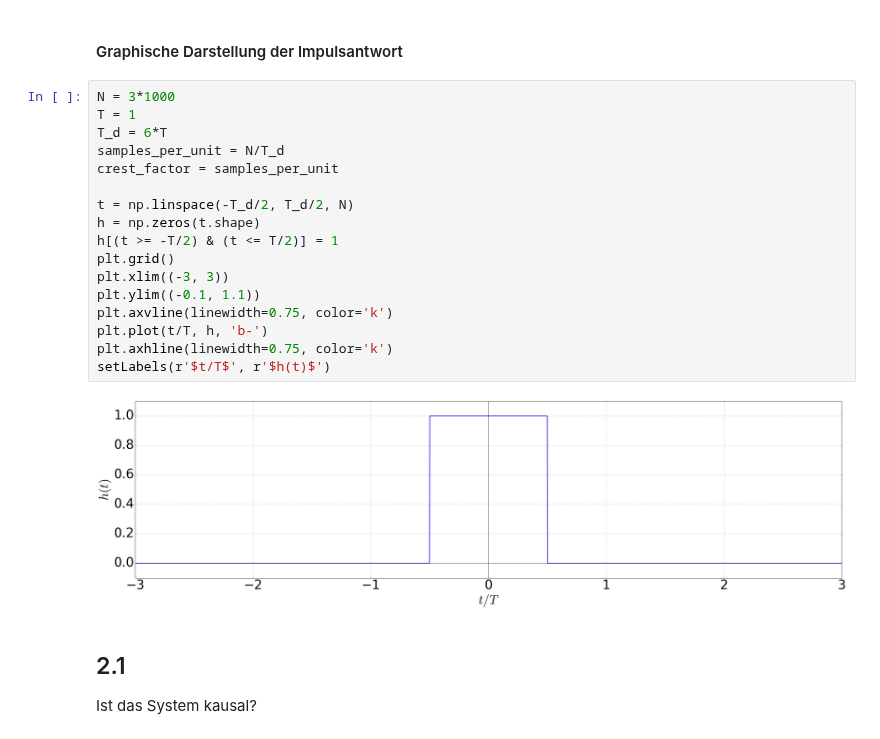
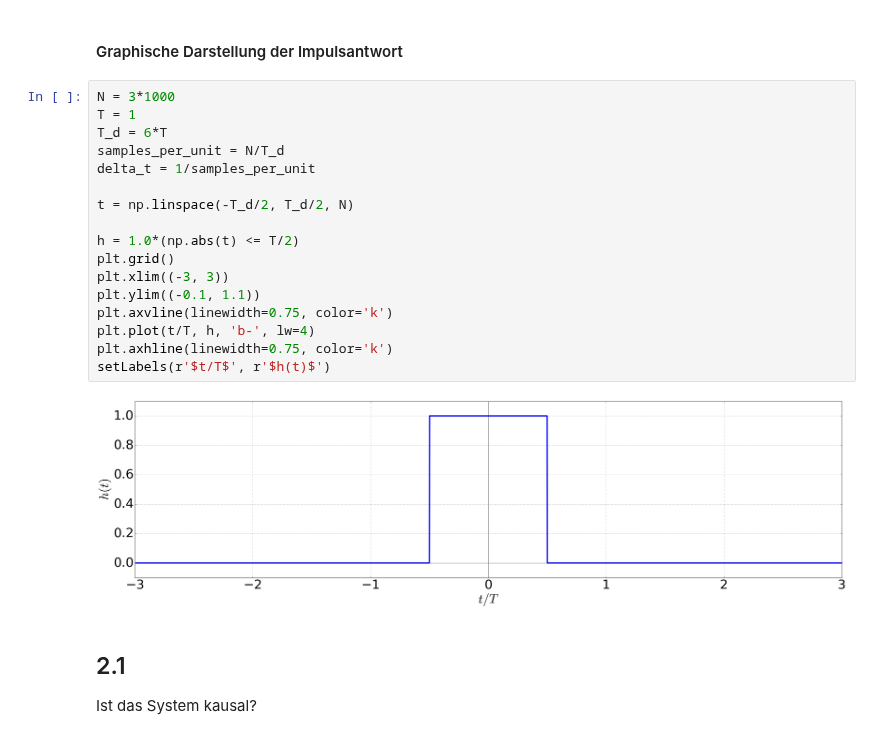
Before and after one commit to fgnt/nachrichtentechnik, a Jupyter notebook: notebooks/Uebungen/A2_Faltung_und_Tranformationstheoreme.ipynb, the cells around one changed output. Cells and saved outputs as stored; diff of their text form.

```diff
--- a/notebooks/Uebungen/A2_Faltung_und_Tranformationstheoreme.ipynb
+++ b/notebooks/Uebungen/A2_Faltung_und_Tranformationstheoreme.ipynb
@@ -31,22 +31,22 @@ Die Impulsantwort eines LTI-Systems lautet:
 # %%
 N = 3*1000
 T = 1
 T_d = 6*T
 samples_per_unit = N/T_d
-crest_factor = samples_per_unit
+delta_t = 1/samples_per_unit
 
 t = np.linspace(-T_d/2, T_d/2, N)
-h = np.zeros(t.shape)
-h[(t >= -T/2) & (t <= T/2)] = 1
+
+h = 1.0*(np.abs(t) <= T/2)
 plt.grid()
 plt.xlim((-3, 3))
 plt.ylim((-0.1, 1.1))
 plt.axvline(linewidth=0.75, color='k')
-plt.plot(t/T, h, 'b-')
+plt.plot(t/T, h, 'b-', lw=4)
 plt.axhline(linewidth=0.75, color='k')
 setLabels(r'$t/T$', r'$h(t)$')
 # %% [output]
-[figure, old version]
+[figure, new version]
 # %% [markdown]
 ## 2.1
 Ist das System kausal?
```
Also changed, not shown: parts of 5 cells of this notebook.
